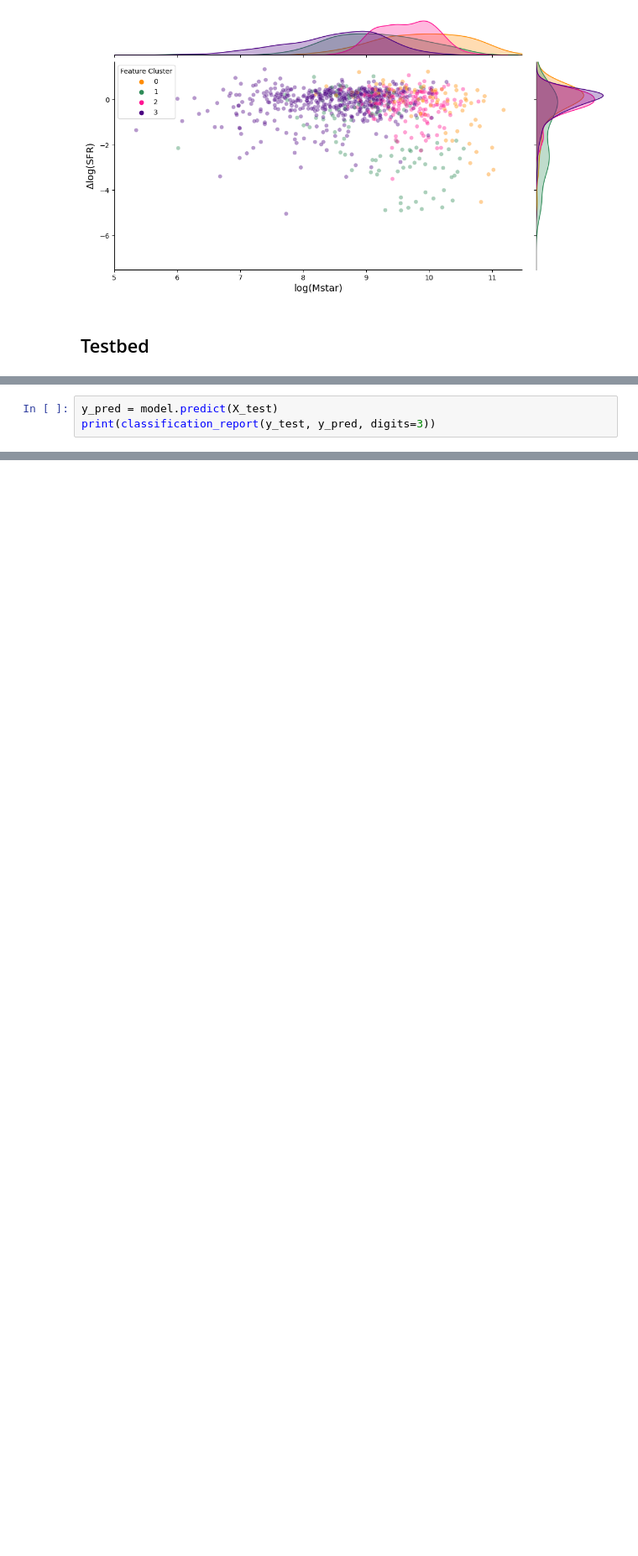
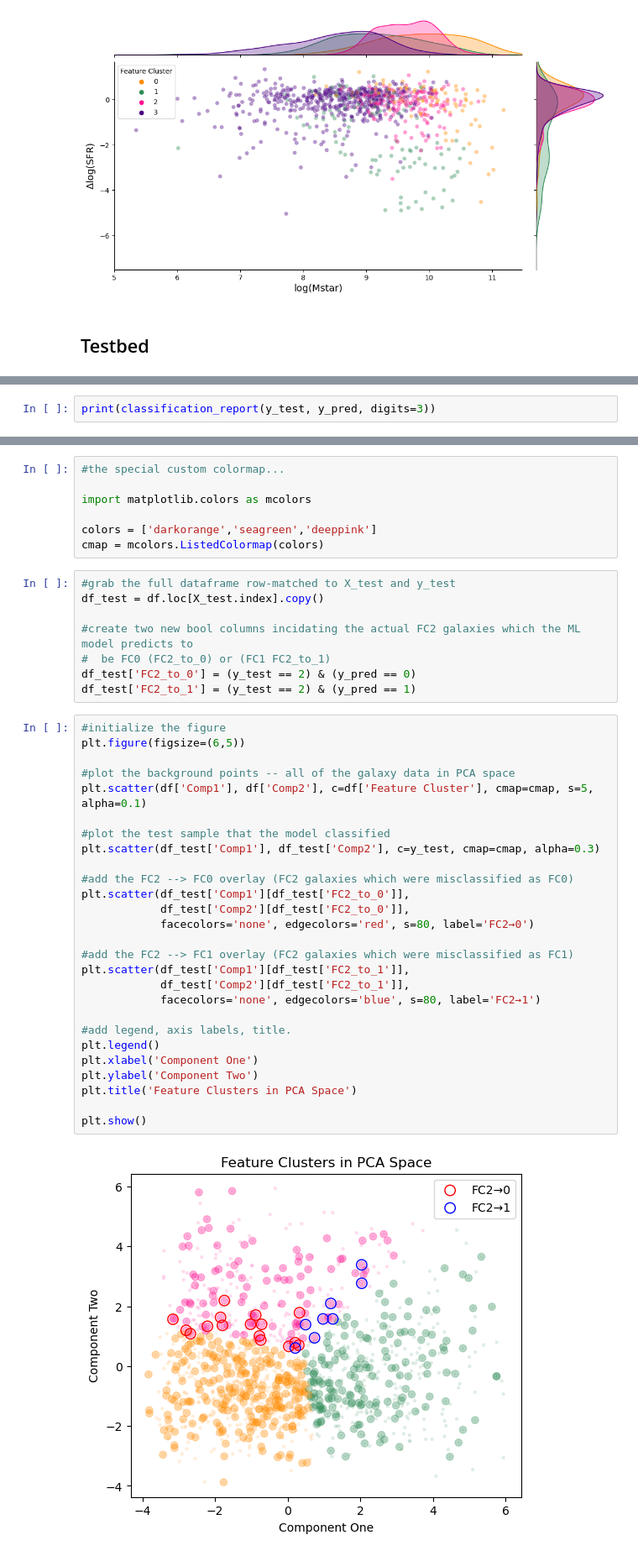
Before and after one commit to gammaspire/machine-learning, a Jupyter notebook: galaxy_feature_clustering/feature_clustering.ipynb, the cells around one changed output, grey strips where cells are left out. Shown at 84% size. Cells and saved outputs as stored; diff of their text form; blank space fills up the shorter version.

```diff
--- a/galaxy_feature_clustering/feature_clustering.ipynb
+++ b/galaxy_feature_clustering/feature_clustering.ipynb
@@ -262,5 +182,4 @@ Accuracy: 92.31%
 # %%
-y_pred = model.predict(X_test)
 print(classification_report(y_test, y_pred, digits=3))
 # %% [output]
               precision    recall  f1-score   support
@@ -310,0 +211,44 @@ env_defs = {'Pure Cluster':              (df['cluster_member']) & \
+# %%
+#the special custom colormap...
+
+import matplotlib.colors as mcolors
+
+colors = ['darkorange','seagreen','deeppink']
+cmap = mcolors.ListedColormap(colors)
+# %%
+#grab the full dataframe row-matched to X_test and y_test
+df_test = df.loc[X_test.index].copy()
+
+#create two new bool columns incidating the actual FC2 galaxies which the ML model predicts to
+#  be FC0 (FC2_to_0) or (FC1 FC2_to_1)
+df_test['FC2_to_0'] = (y_test == 2) & (y_pred == 0)
+df_test['FC2_to_1'] = (y_test == 2) & (y_pred == 1)
+# %%
+#initialize the figure
+plt.figure(figsize=(6,5))
+
+#plot the background points -- all of the galaxy data in PCA space
+plt.scatter(df['Comp1'], df['Comp2'], c=df['Feature Cluster'], cmap=cmap, s=5, alpha=0.1)
+
+#plot the test sample that the model classified
+plt.scatter(df_test['Comp1'], df_test['Comp2'], c=y_test, cmap=cmap, alpha=0.3)
+
+#add the FC2 --> FC0 overlay (FC2 galaxies which were misclassified as FC0)
+plt.scatter(df_test['Comp1'][df_test['FC2_to_0']],
+            df_test['Comp2'][df_test['FC2_to_0']],
+            facecolors='none', edgecolors='red', s=80, label='FC2→0')
+
+#add the FC2 --> FC1 overlay (FC2 galaxies which were misclassified as FC1)
+plt.scatter(df_test['Comp1'][df_test['FC2_to_1']],
+            df_test['Comp2'][df_test['FC2_to_1']],
+            facecolors='none', edgecolors='blue', s=80, label='FC2→1')
+
+#add legend, axis labels, title.
+plt.legend()
+plt.xlabel('Component One')
+plt.ylabel('Component Two')
+plt.title('Feature Clusters in PCA Space')
+
+plt.show()
+# %% [output]
+[figure, added]
```
Also changed, not shown: parts of 27 cells of this notebook, 3 other files.
